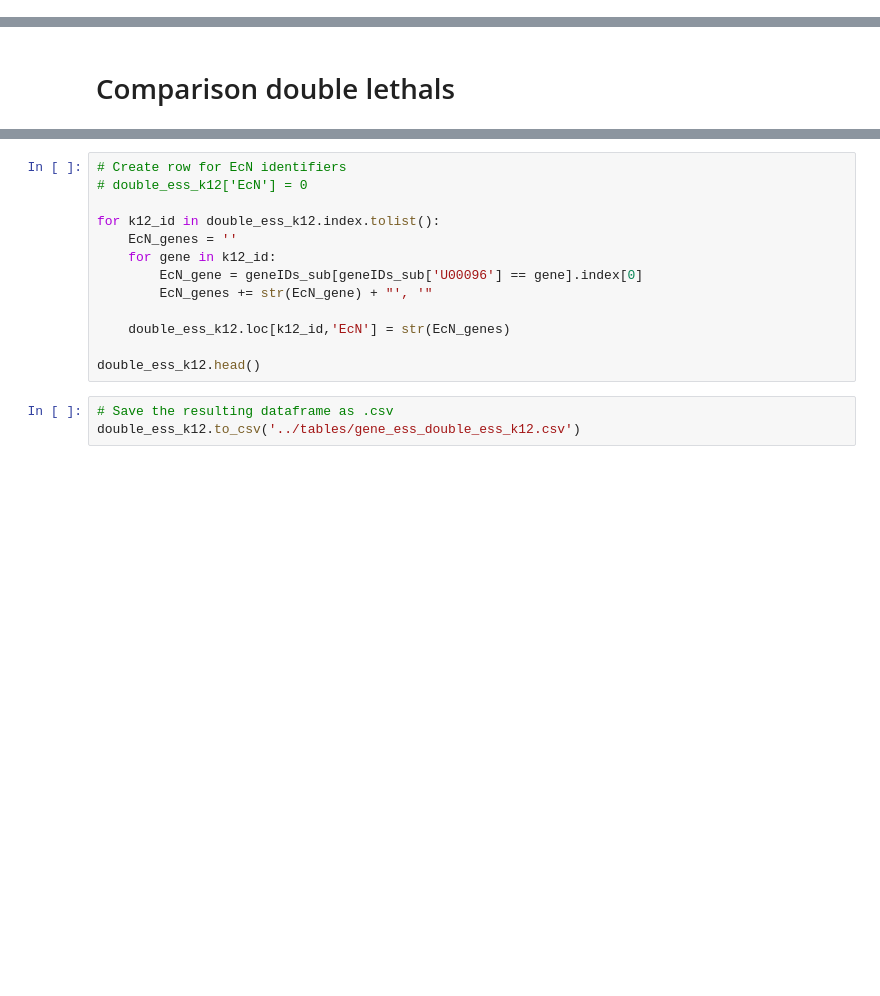
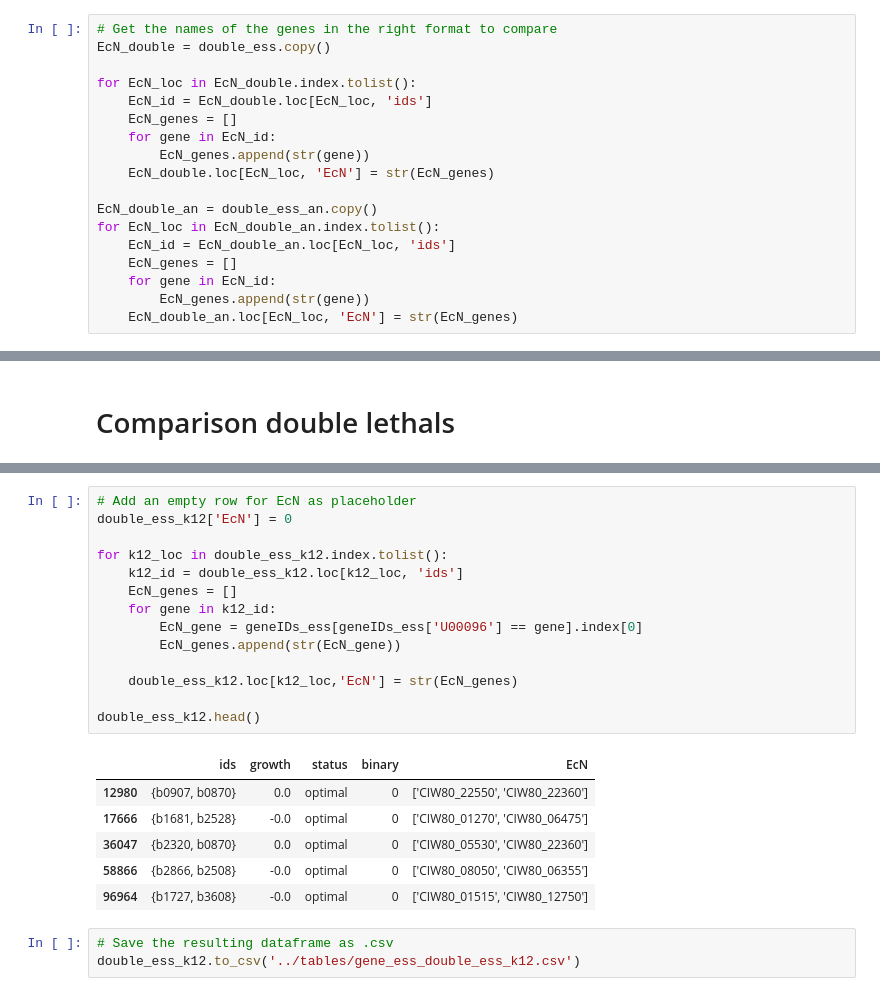
Before and after one commit to maxvthof/EcN_model, a Jupyter notebook: notebooks/5.3_Gene essentiality.ipynb, the cells around one changed output, grey strips where cells are left out. Saved outputs shown, nothing was run; the diff lists cells and outputs as text; blank space fills up the shorter version.

```diff
--- a/notebooks/5.3_Gene essentiality.ipynb
+++ b/notebooks/5.3_Gene essentiality.ipynb
@@ -360,4 +394,22 @@ double_ess_an.head()
 # %%
 # Save the resulting dataframe as .csv
 double_ess_an.to_csv('../tables/gene_ess_double_ess_an.csv')
+# %%
+# Get the names of the genes in the right format to compare
+EcN_double = double_ess.copy()
+
+for EcN_loc in EcN_double.index.tolist():
+    EcN_id = EcN_double.loc[EcN_loc, 'ids']
+    EcN_genes = []
+    for gene in EcN_id:
+        EcN_genes.append(str(gene))
+    EcN_double.loc[EcN_loc, 'EcN'] = str(EcN_genes)
+
+EcN_double_an = double_ess_an.copy()
+for EcN_loc in EcN_double_an.index.tolist():
+    EcN_id = EcN_double_an.loc[EcN_loc, 'ids']
+    EcN_genes = []
+    for gene in EcN_id:
+        EcN_genes.append(str(gene))
+    EcN_double_an.loc[EcN_loc, 'EcN'] = str(EcN_genes)
 # %%
@@ -554,16 +717,24 @@ double_ess_k12.head()
 # %%
-# Create row for EcN identifiers
-# double_ess_k12['EcN'] = 0
+# Add an empty row for EcN as placeholder
+double_ess_k12['EcN'] = 0
 
-for k12_id in double_ess_k12.index.tolist():
-    EcN_genes = ''
+for k12_loc in double_ess_k12.index.tolist():
+    k12_id = double_ess_k12.loc[k12_loc, 'ids']
+    EcN_genes = []
     for gene in k12_id:
-        EcN_gene = geneIDs_sub[geneIDs_sub['U00096'] == gene].index[0]
-        EcN_genes += str(EcN_gene) + "', '"
+        EcN_gene = geneIDs_ess[geneIDs_ess['U00096'] == gene].index[0]
+        EcN_genes.append(str(EcN_gene))
 
-    double_ess_k12.loc[k12_id,'EcN'] = str(EcN_genes)
+    double_ess_k12.loc[k12_loc,'EcN'] = str(EcN_genes)
 
 double_ess_k12.head()
+# %% [output]
+|  | ids | growth | status | binary | EcN |
+| 12980 | {b0907, b0870} | 0.0 | optimal | 0 | ['CIW80_22550', 'CIW80_22360'] |
+| 17666 | {b1681, b2528} | -0.0 | optimal | 0 | ['CIW80_01270', 'CIW80_06475'] |
+| 36047 | {b2320, b0870} | 0.0 | optimal | 0 | ['CIW80_05530', 'CIW80_22360'] |
+| 58866 | {b2866, b2508} | -0.0 | optimal | 0 | ['CIW80_08050', 'CIW80_06355'] |
+| 96964 | {b1727, b3608} | -0.0 | optimal | 0 | ['CIW80_01515', 'CIW80_12750'] |
 # %%
 # Save the resulting dataframe as .csv
 double_ess_k12.to_csv('../tables/gene_ess_double_ess_k12.csv')
```
Also changed, not shown: parts of 52 cells of this notebook.
